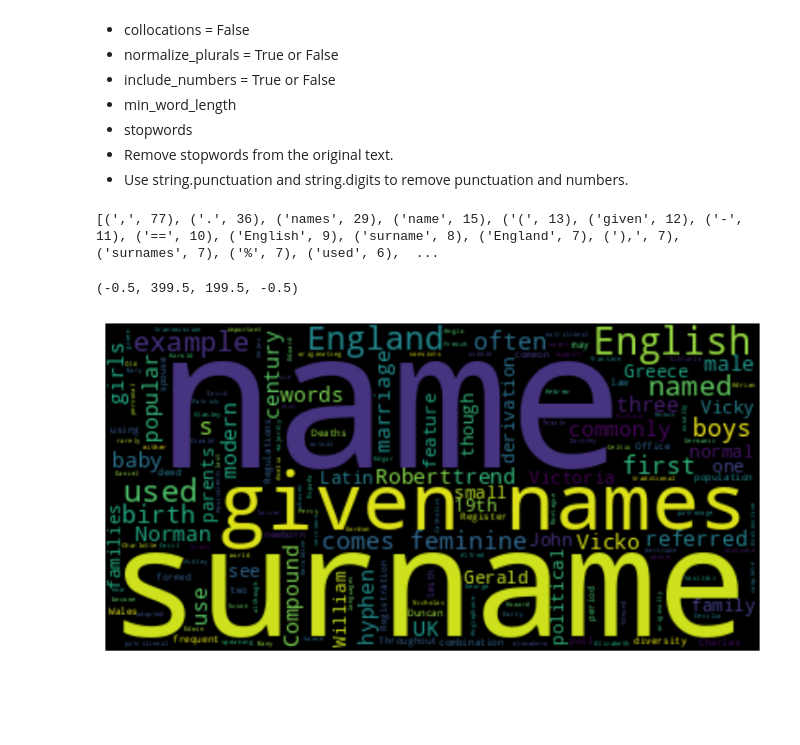
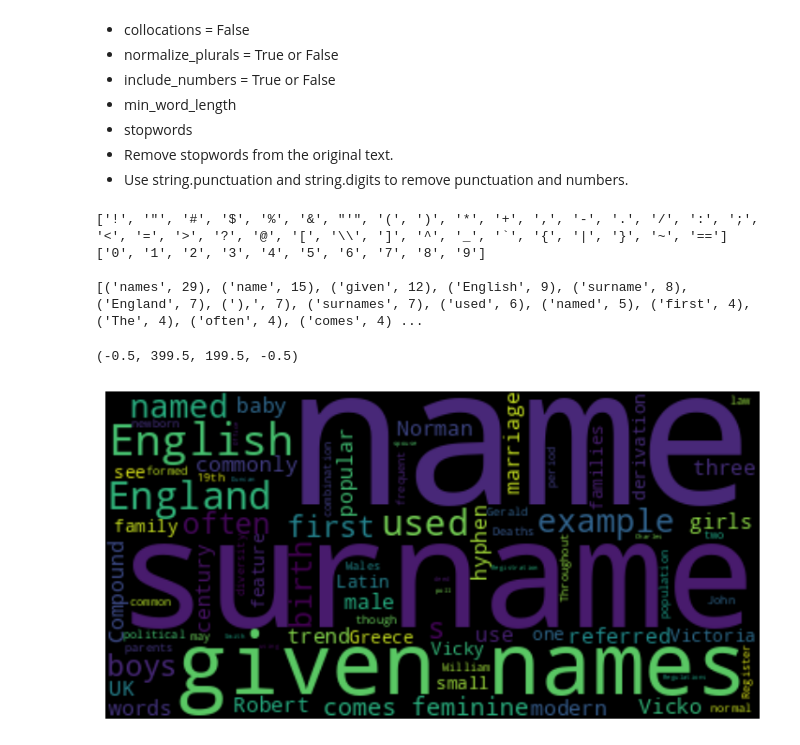
Before and after one commit to rukuboy1997/nlp-practice, a Jupyter notebook: nlp_practice.ipynb, the cells around one changed output. Saved outputs shown, nothing was run; the diff lists cells and outputs as text; code cells hidden in the pictures; blank space fills up the shorter version.

```diff
--- a/nlp_practice.ipynb
+++ b/nlp_practice.ipynb
@@ -181,6 +181,7 @@ print(' ')
 import requests
 from wordcloud import WordCloud
 import matplotlib.pyplot as plt
+import string
 
 def wikipedia_page(title):
   '''
@@ -225,33 +226,50 @@ tokens = WordPunctTokenizer().tokenize(text)
 
 # remove stopwords
 
 stopwords = list(WordCloud().stopwords)
+punctuations = list(string.punctuation)
+digits = list(string.digits)
+equalsign = "=="
 
-words_without_stopwords = [ word for word in tokens if word not in stopwords ]
+punctuations.append(equalsign)
+
+print(punctuations)
+print(digits)
+
+print("")
+
+words = [ word for word in tokens if word not in stopwords]
+
+words_without = [ word for word in words if word not in punctuations]
+
+words_without_stopwords = [ word for word in words_without if word not in digits]
 
 # print the 20 most commons tokens
 print(Counter(words_without_stopwords).most_common(20))
 
 new_text = ' '.join(words_without_stopwords)
 
 # Instantiate / create a new wordcloud.
 wordcloud = WordCloud()
 
 # Apply the wordcloud to the text.
 wordcloud.generate(new_text)
 
 print('')
 
 # create a figure
 fig, ax = plt.subplots(1,1, figsize = (9,6))
 
 
 # add interpolation = bilinear to smooth things out
 plt.imshow(wordcloud, interpolation='bilinear')
 
 # and remove the axis
 plt.axis("off")
 # %% [output]
-[(',', 77), ('.', 36), ('names', 29), ('name', 15), ('(', 13), ('given', 12), ('-', 11), ('==', 10), ('English', 9), ('surname', 8), ('England', 7), ('),', 7), ('surnames', 7), ('%', 7), ('used', 6),  ...
+['!', '"', '#', '$', '%', '&', "'", '(', ')', '*', '+', ',', '-', '.', '/', ':', ';', '<', '=', '>', '?', '@', '[', '\\', ']', '^', '_', '`', '{', '|', '}', '~', '==']
+['0', '1', '2', '3', '4', '5', '6', '7', '8', '9']
+
+[('names', 29), ('name', 15), ('given', 12), ('English', 9), ('surname', 8), ('England', 7), ('),', 7), ('surnames', 7), ('used', 6), ('named', 5), ('first', 4), ('The', 4), ('often', 4), ('comes', 4) ...
 (-0.5, 399.5, 199.5, -0.5)
-[figure, old version]
+[figure, new version]
```
